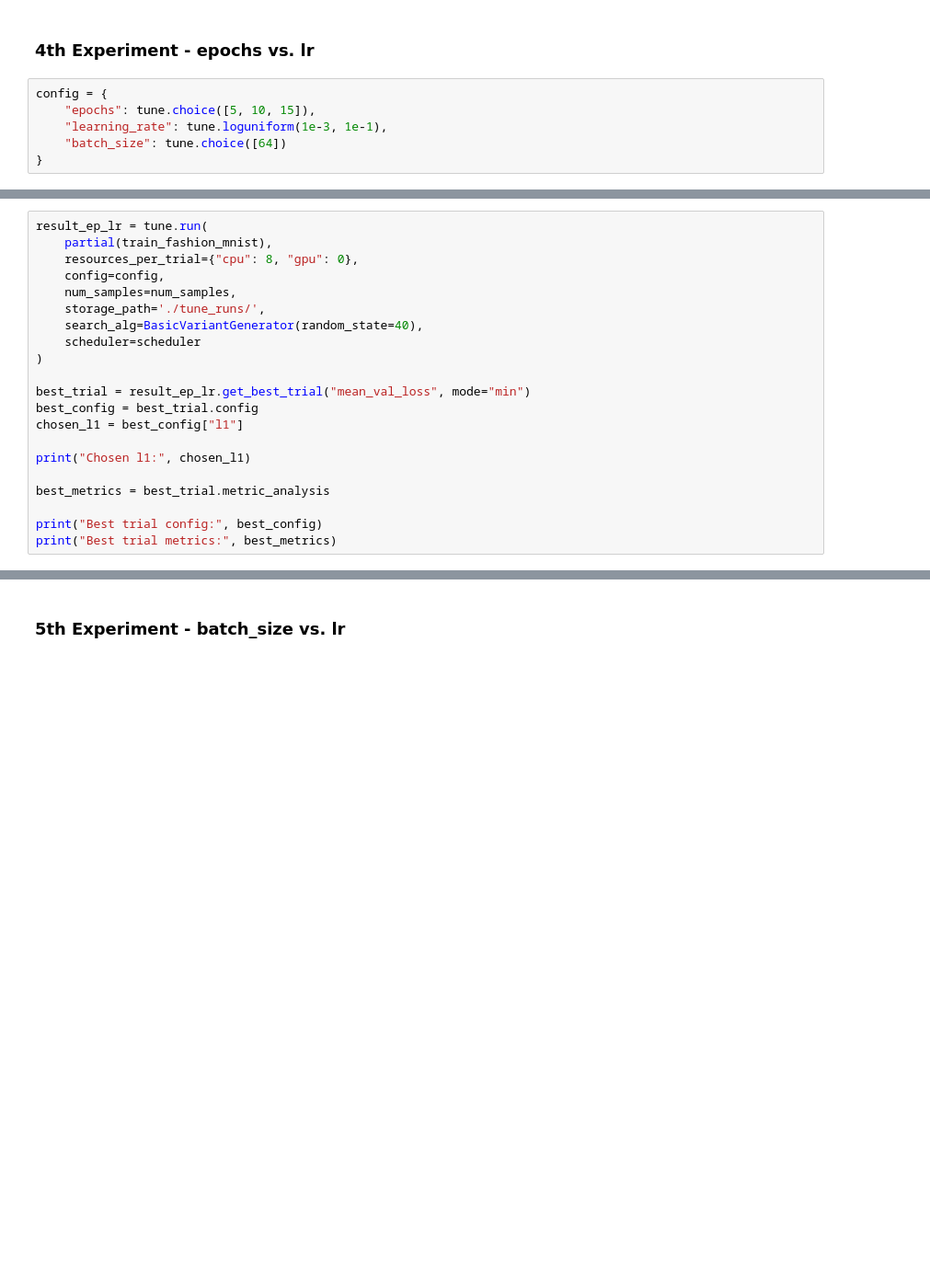
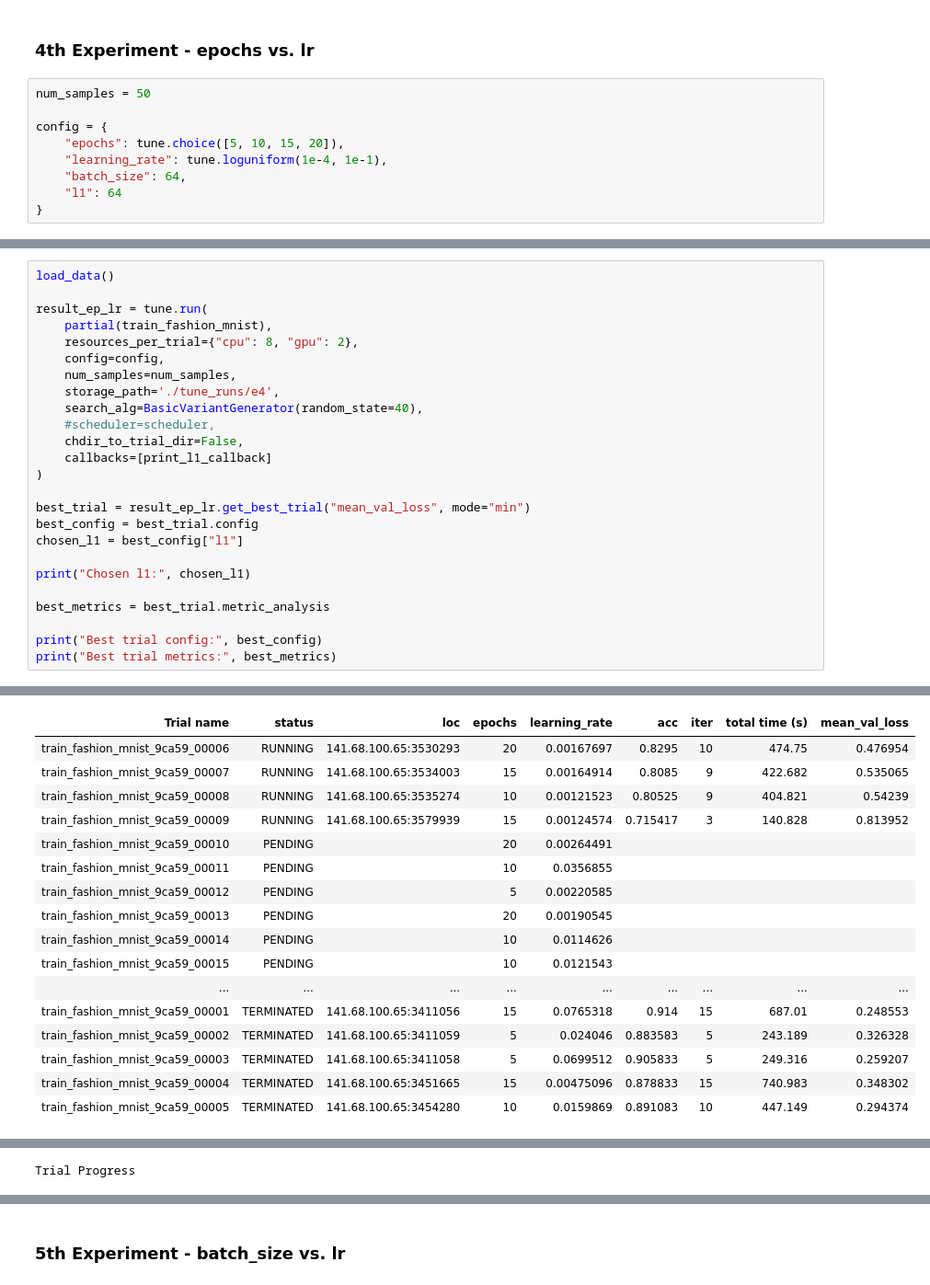
Before and after one commit to LuisaIb/fashion-tuning, a Jupyter notebook: 50random_trials_experiments.ipynb, the cells around one changed output, grey strips where cells are left out. Shown at 92% size. Drawn from its saved outputs; the diff is of its cells as text; blank space fills up the shorter version.

```diff
--- a/50random_trials_experiments.ipynb
+++ b/50random_trials_experiments.ipynb
@@ -341,8 +514,11 @@ print("Best trial metrics:", best_metrics)
 # %% [markdown]
 ### 4th Experiment - epochs vs. lr
 # %%
+num_samples = 50
+
 config = {
-    "epochs": tune.choice([5, 10, 15]),
-    "learning_rate": tune.loguniform(1e-3, 1e-1),
-    "batch_size": tune.choice([64])
+    "epochs": tune.choice([5, 10, 15, 20]),
+    "learning_rate": tune.loguniform(1e-4, 1e-1),
+    "batch_size": 64,
+    "l1": 64
 }
@@ -349,12 +527,16 @@ config = {
 # %%
+load_data()
+
 result_ep_lr = tune.run(
     partial(train_fashion_mnist),
-    resources_per_trial={"cpu": 8, "gpu": 0},
+    resources_per_trial={"cpu": 8, "gpu": 2},
     config=config,
     num_samples=num_samples,
-    storage_path='./tune_runs/',
+    storage_path='./tune_runs/e4',
     search_alg=BasicVariantGenerator(random_state=40),
-    scheduler=scheduler
+    #scheduler=scheduler,
+    chdir_to_trial_dir=False,
+    callbacks=[print_l1_callback]
 )
 
 best_trial = result_ep_lr.get_best_trial("mean_val_loss", mode="min")
@@ -367,3 +549,4 @@ best_metrics = best_trial.metric_analysis
 
 print("Best trial config:", best_config)
 print("Best trial metrics:", best_metrics)
+# %% [output]
@@ -369,0 +562,17 @@ print("Best trial metrics:", best_metrics)
+| Trial name | status | loc | epochs | learning_rate | acc | iter | total time (s) | mean_val_loss |
+| train_fashion_mnist_9ca59_00006 | RUNNING | 141.68.100.65:3530293 | 20 | 0.00167697 | 0.8295 | 10 | 474.75 | 0.476954 |
+| train_fashion_mnist_9ca59_00007 | RUNNING | 141.68.100.65:3534003 | 15 | 0.00164914 | 0.8085 | 9 | 422.682 | 0.535065 |
+| train_fashion_mnist_9ca59_00008 | RUNNING | 141.68.100.65:3535274 | 10 | 0.00121523 | 0.80525 | 9 | 404.821 | 0.54239 |
+| train_fashion_mnist_9ca59_00009 | RUNNING | 141.68.100.65:3579939 | 15 | 0.00124574 | 0.715417 | 3 | 140.828 | 0.813952 |
+| train_fashion_mnist_9ca59_00010 | PENDING |  | 20 | 0.00264491 |  |  |  |  |
+| train_fashion_mnist_9ca59_00011 | PENDING |  | 10 | 0.0356855 |  |  |  |  |
+| train_fashion_mnist_9ca59_00012 | PENDING |  | 5 | 0.00220585 |  |  |  |  |
+| train_fashion_mnist_9ca59_00013 | PENDING |  | 20 | 0.00190545 |  |  |  |  |
+| train_fashion_mnist_9ca59_00014 | PENDING |  | 10 | 0.0114626 |  |  |  |  |
+| train_fashion_mnist_9ca59_00015 | PENDING |  | 10 | 0.0121543 |  |  |  |  |
+| ... | ... | ... | ... | ... | ... | ... | ... | ... |
+| train_fashion_mnist_9ca59_00001 | TERMINATED | 141.68.100.65:3411056 | 15 | 0.0765318 | 0.914 | 15 | 687.01 | 0.248553 |
+| train_fashion_mnist_9ca59_00002 | TERMINATED | 141.68.100.65:3411059 | 5 | 0.024046 | 0.883583 | 5 | 243.189 | 0.326328 |
+| train_fashion_mnist_9ca59_00003 | TERMINATED | 141.68.100.65:3411058 | 5 | 0.0699512 | 0.905833 | 5 | 249.316 | 0.259207 |
+| train_fashion_mnist_9ca59_00004 | TERMINATED | 141.68.100.65:3451665 | 15 | 0.00475096 | 0.878833 | 15 | 740.983 | 0.348302 |
+| train_fashion_mnist_9ca59_00005 | TERMINATED | 141.68.100.65:3454280 | 10 | 0.0159869 | 0.891083 | 10 | 447.149 | 0.294374 |
@@ -369,0 +596 @@ print("Best trial metrics:", best_metrics)
+Trial Progress
```
Also changed, not shown: parts of 18 cells of this notebook.
